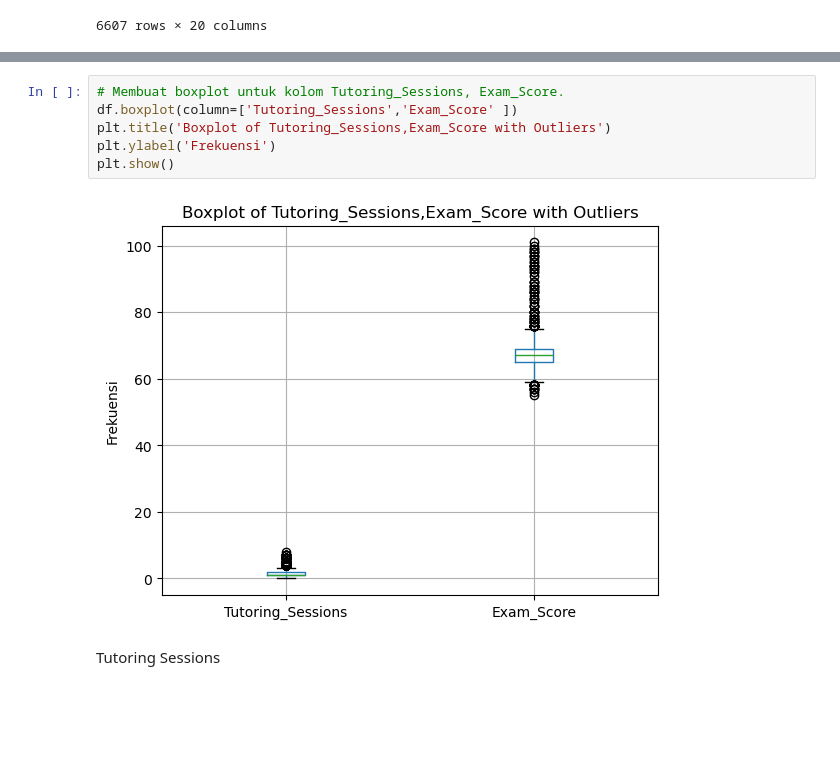
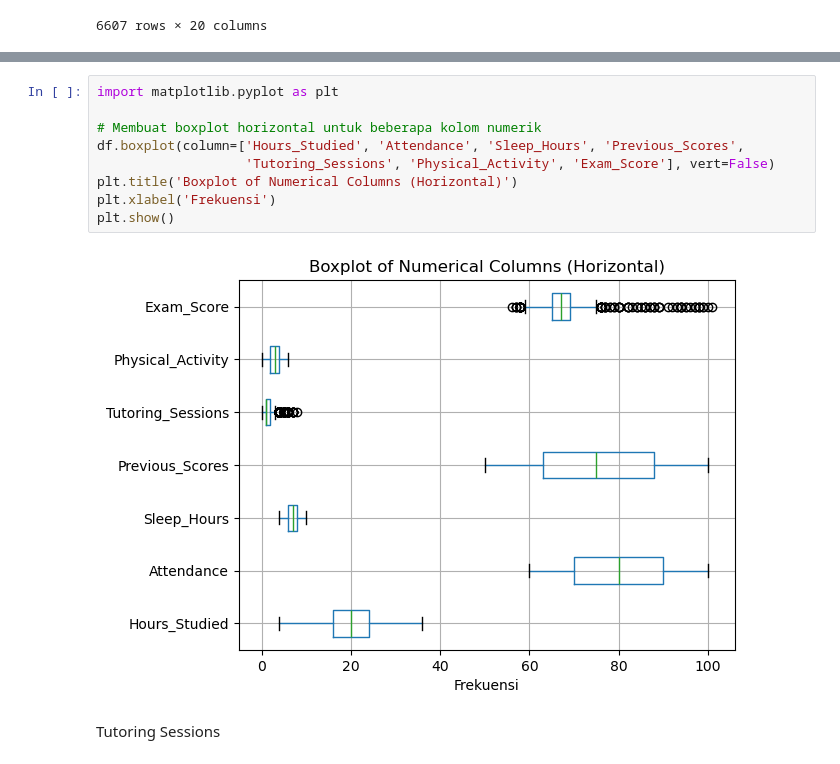
Before and after one commit to SahrulFirdaus779/Data_Mining, a Jupyter notebook: tugas_praktikum2.ipynb, the cells around one changed output, grey strips where cells are left out. Saved outputs shown, nothing was run; the diff lists cells and outputs as text; blank space fills up the shorter version.

```diff
--- a/tugas_praktikum2.ipynb
+++ b/tugas_praktikum2.ipynb
@@ -42,13 +42,16 @@ Data columns (total 20 columns):
 dtypes: int64(7), object(13)
 memory usage: 1.0+ MB
 # %%
-# Membuat boxplot untuk kolom Tutoring_Sessions, Exam_Score.
-df.boxplot(column=['Tutoring_Sessions','Exam_Score' ])
-plt.title('Boxplot of Tutoring_Sessions,Exam_Score with Outliers')
-plt.ylabel('Frekuensi')
+import matplotlib.pyplot as plt
+
+# Membuat boxplot horizontal untuk beberapa kolom numerik
+df.boxplot(column=['Hours_Studied', 'Attendance', 'Sleep_Hours', 'Previous_Scores',
+                   'Tutoring_Sessions', 'Physical_Activity', 'Exam_Score'], vert=False)
+plt.title('Boxplot of Numerical Columns (Horizontal)')
+plt.xlabel('Frekuensi')
 plt.show()
 # %% [output]
-[figure, old version]
+[figure, new version]
 # %% [markdown]
 Tutoring Sessions
 # %%
```
Also changed, not shown: parts of 16 cells of this notebook, 28 other files.
